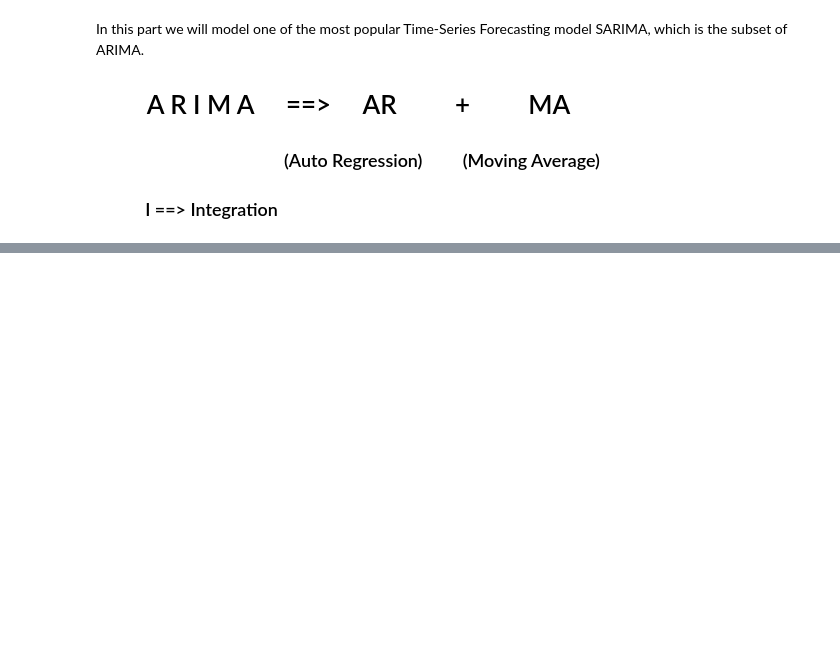
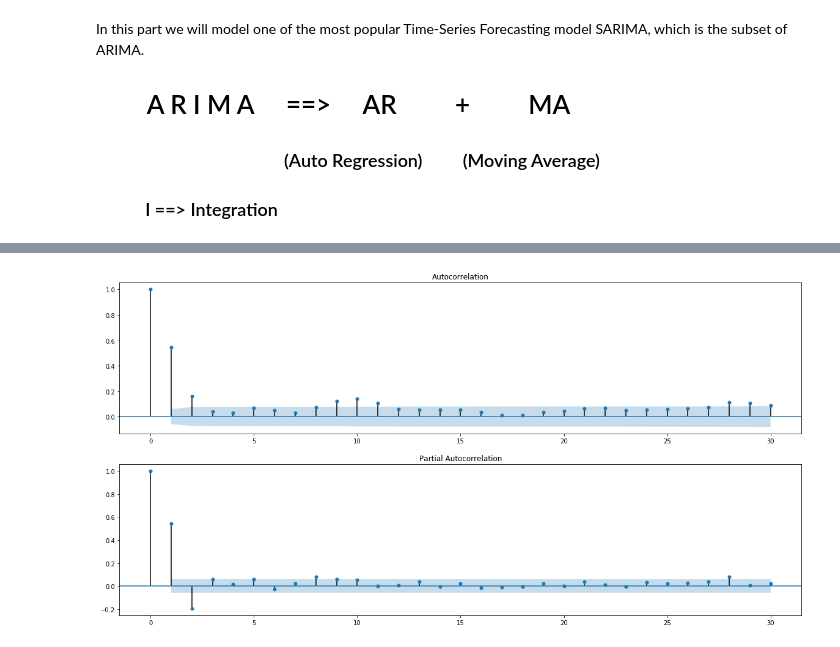
Before and after one commit to aishrock006/Capstone-Project, a Jupyter notebook: 2Data modeling with SARIMA.ipynb, the cells around one changed output, grey strips where cells are left out. Cells and saved outputs as stored; diff of their text form; code cells hidden in the pictures; blank space fills up the shorter version.

```diff
--- a/2Data modeling with SARIMA.ipynb
+++ b/2Data modeling with SARIMA.ipynb
@@ -42,0 +74,13 @@ m: The number of time steps for a single seasonal period.
+# %%
+# let us plot acf and pacf graphs
+from statsmodels.graphics.tsaplots import plot_acf
+from statsmodels.graphics.tsaplots import plot_pacf
+
+plt.figure(figsize = (20,10))
+plt.subplot(211)
+plot_acf(train_PM25, ax=plt.gca(), lags = 30)
+plt.subplot(212)
+plot_pacf(train_PM25, ax=plt.gca(), lags = 30)
+plt.show()
+# %% [output]
+[figure, added]
```
Also changed, not shown: parts of 11 cells of this notebook.
